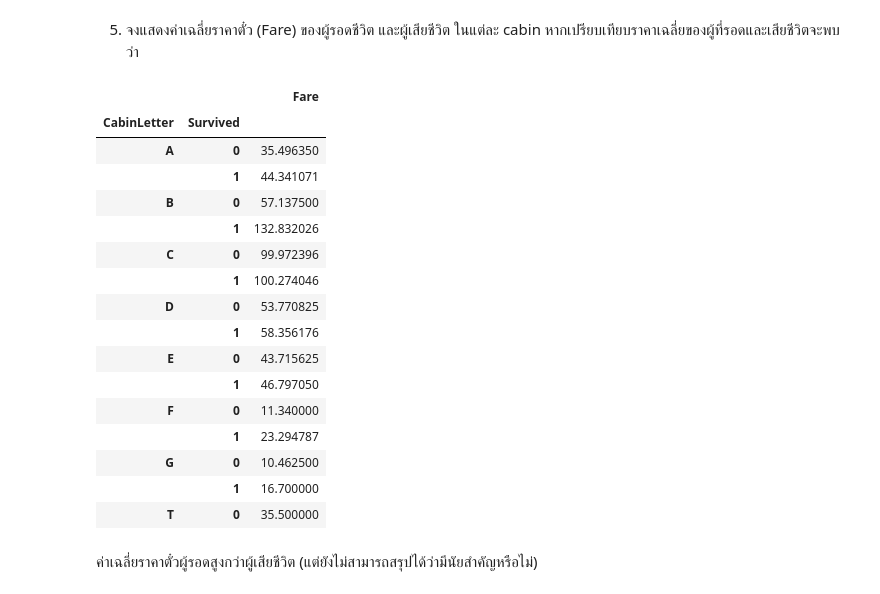
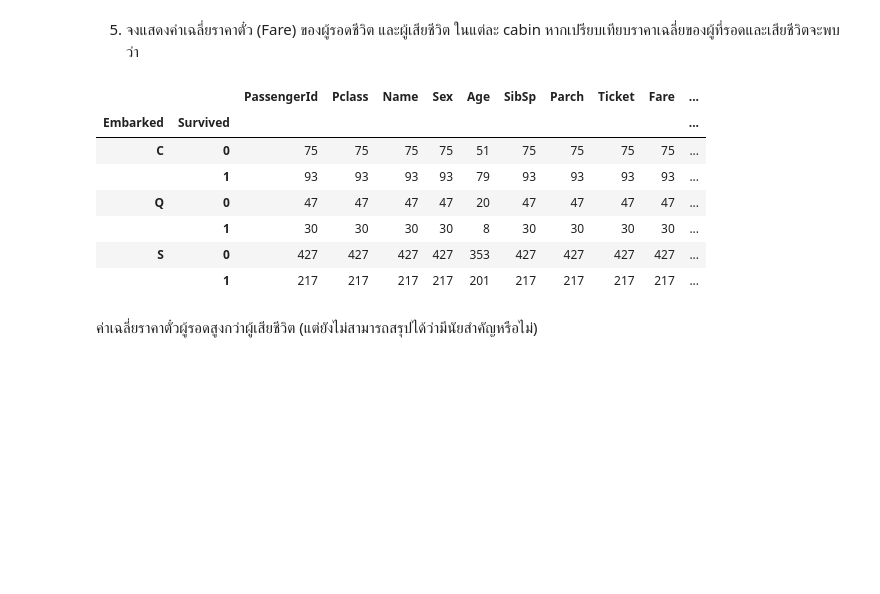
Before and after one commit to nookkungz/Code-Practice, a Jupyter notebook: Python/Statistic Programming/Assignments/แบบฝึกหัด2 (1).ipynb, the cells around one changed output. Cells and saved outputs as stored; diff of their text form; code cells hidden in the pictures; blank space fills up the shorter version.

```diff
--- a/Python/Statistic Programming/Assignments/แบบฝึกหัด2 (1).ipynb
+++ b/Python/Statistic Programming/Assignments/แบบฝึกหัด2 (1).ipynb
@@ -210,25 +219,17 @@ fare_avg.index[np.argmax(fare_avg['Fare'])]
 5. จงแสดงค่าเฉลี่ยราคาตั๋ว (Fare) ของผู้รอดชีวิต และผู้เสียชีวิต ในแต่ละ cabin หากเปรียบเทียบราคาเฉลี่ยของผู้ที่รอดและเสียชีวิตจะพบว่า
 # %%
 #your code
-df.filter(['Survived','Fare','CabinLetter']).groupby(['CabinLetter', 'Survived']).mean()
+df.filter(['Survived','Embarked']).groupby(['Survived']).count()
+df.groupby(['Embarked','Survived']).count()
 # %% [output]
-|  |  | Fare |
-| CabinLetter | Survived |  |
-| A | 0 | 35.496350 |
-|  | 1 | 44.341071 |
-| B | 0 | 57.137500 |
-|  | 1 | 132.832026 |
-| C | 0 | 99.972396 |
-|  | 1 | 100.274046 |
-| D | 0 | 53.770825 |
-|  | 1 | 58.356176 |
-| E | 0 | 43.715625 |
-|  | 1 | 46.797050 |
-| F | 0 | 11.340000 |
-|  | 1 | 23.294787 |
-| G | 0 | 10.462500 |
-|  | 1 | 16.700000 |
-| T | 0 | 35.500000 |
+|  |  | PassengerId | Pclass | Name | Sex | Age | SibSp | Parch | Ticket | Fare | ... |
+| Embarked | Survived |  |  |  |  |  |  |  |  |  | ... |
+| C | 0 | 75 | 75 | 75 | 75 | 51 | 75 | 75 | 75 | 75 | ... |
+|  | 1 | 93 | 93 | 93 | 93 | 79 | 93 | 93 | 93 | 93 | ... |
+| Q | 0 | 47 | 47 | 47 | 47 | 20 | 47 | 47 | 47 | 47 | ... |
+|  | 1 | 30 | 30 | 30 | 30 | 8 | 30 | 30 | 30 | 30 | ... |
+| S | 0 | 427 | 427 | 427 | 427 | 353 | 427 | 427 | 427 | 427 | ... |
+|  | 1 | 217 | 217 | 217 | 217 | 201 | 217 | 217 | 217 | 217 | ... |
 # %% [markdown]
 ค่าเฉลี่ยราคาตั๋วผู้รอดสูงกว่าผู้เสียชีวิต (แต่ยังไม่สามารถสรุปได้ว่ามีนัยสำคัญหรือไม่)
 # %% [markdown]
```
Also changed, not shown: parts of 2 cells of this notebook, 19 other files.
